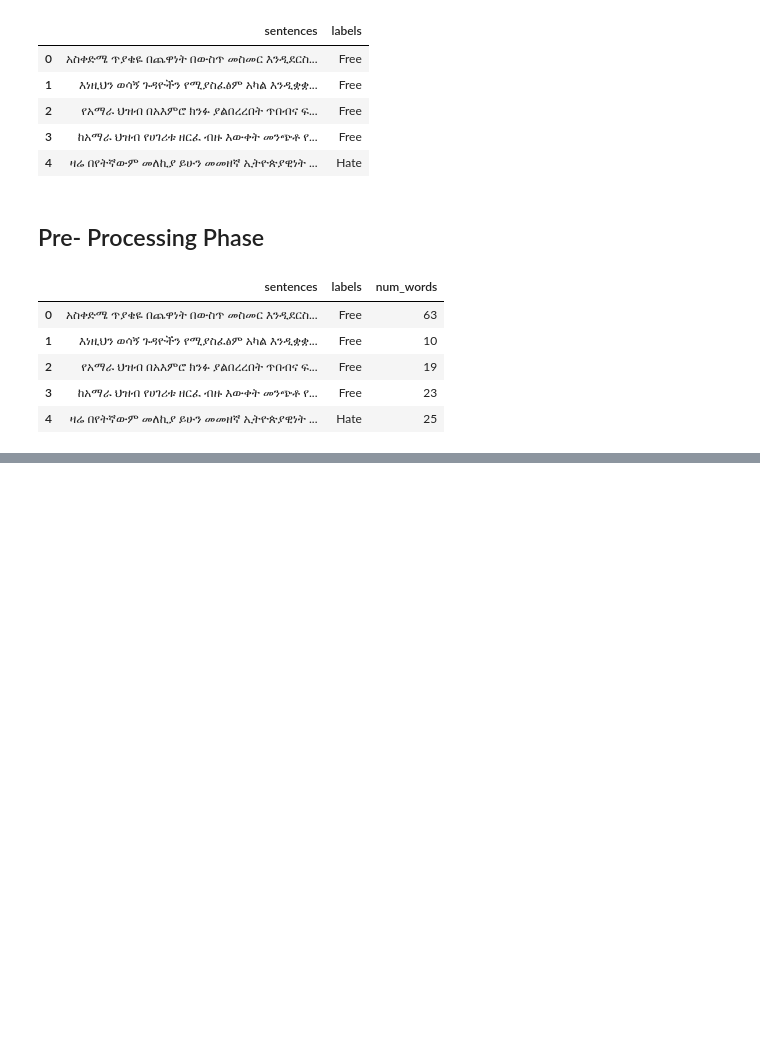
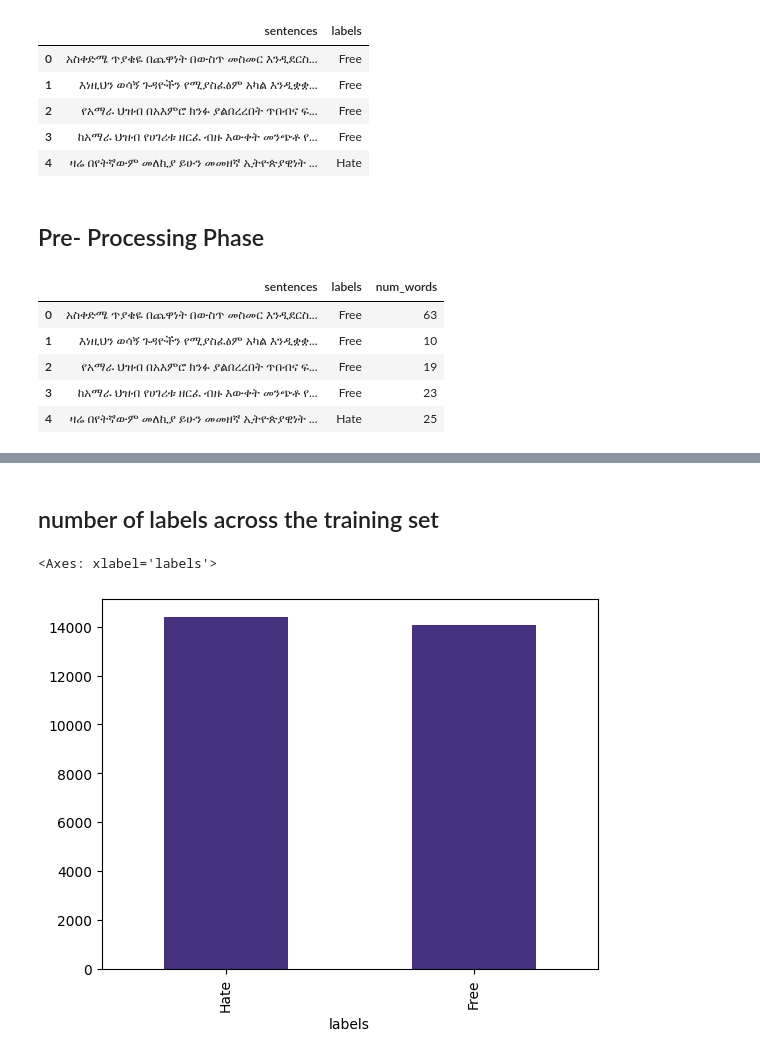
Before and after one commit to Nahom32/amharic-hate-speech-detection-, a Jupyter notebook: amharic-hate-speech-project.ipynb, the cells around one changed output, grey strips where cells are left out. Drawn from its saved outputs; the diff is of its cells as text; code cells hidden in the pictures; blank space fills up the shorter version.

```diff
--- a/amharic-hate-speech-project.ipynb
+++ b/amharic-hate-speech-project.ipynb
@@ -86,0 +132,7 @@ len(merged_table)
+# %% [markdown]
+## number of labels across the training set
+# %%
+merged_table['labels'].value_counts().plot(kind="bar")
+# %% [output]
+<Axes: xlabel='labels'>
+[figure, added]
```
Also changed, not shown: parts of 6 cells of this notebook.
